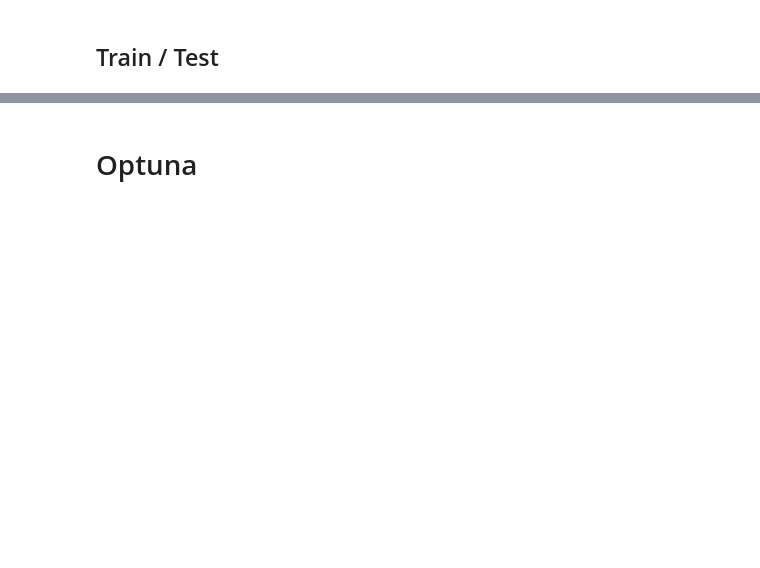
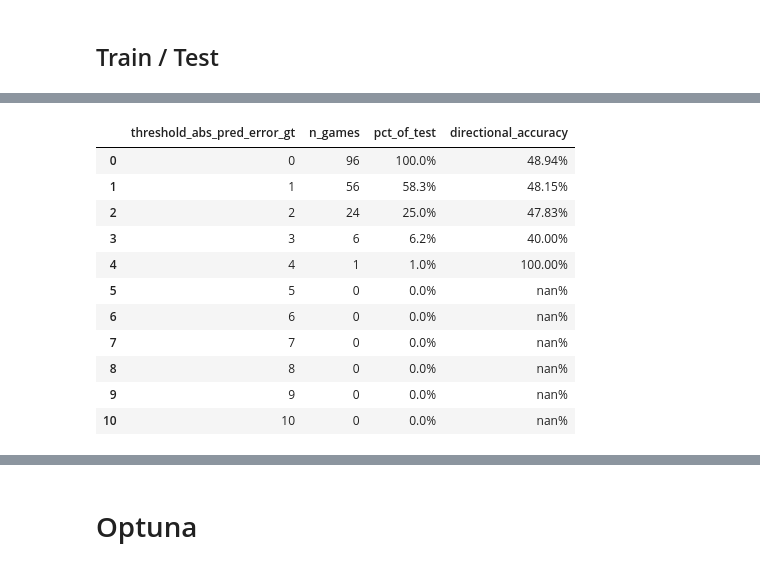
Before and after one commit to aalvarezvarela/NBA_over_under_predictor, a Jupyter notebook: lab/diff_from_line/regressor/all_odds_regressor error_line only_last_seasons new_tsplit.ipynb, the cells around one changed output, grey strips where cells are left out. Cells and saved outputs as stored; diff of their text form; code cells hidden in the pictures; blank space fills up the shorter version.

```diff
--- a/lab/diff_from_line/regressor/all_odds_regressor error_line only_last_seasons new_tsplit.ipynb
+++ b/lab/diff_from_line/regressor/all_odds_regressor error_line only_last_seasons new_tsplit.ipynb
@@ -168,7 +166,7 @@ from nba_ou.modeling.scorers import (
 df_dev, df_test_final = split_latest_dates_holdout(
     df=df_to_train,
     date_col="GAME_DATE",
-    test_size=0.05,
+    test_size=0.015,
 )
 
 print(f"Development set size: {len(df_dev)}")
@@ -289,8 +379,8 @@ print_metrics(cv_results)
 # %%
-xgb_reg = XGBRegressor(
+xgb_reg_no_weights = XGBRegressor(
     max_depth=3,
     learning_rate=0.05,
-    n_estimators=350,
+    n_estimators=75,
     subsample=0.65,
     colsample_bytree=0.68,
     reg_alpha=5.28,
@@ -301,8 +391,8 @@ xgb_reg = XGBRegressor(
     random_state=16,
 )
 
-cv_results = cross_validate(
-    xgb_reg,
+cv_results_no_weights = cross_validate(
+    xgb_reg_no_weights,
     X_dev,
     y_dev,
     cv=splits,
@@ -311,5 +401,5 @@ cv_results = cross_validate(
     n_jobs=1,
 )
 
-print("XGBoost")
-print_metrics(cv_results)
+print("XGBoost no sample weights")
+print_metrics(cv_results_no_weights)
@@ -316,7 +424,7 @@ print_metrics(cv_results)
 # %%
-xgb_reg.fit(X_dev, y_dev)
+xgb_reg_no_weights.fit(X_dev, y_dev)
 
-y_pred_test_error = xgb_reg.predict(X_test_final)
+y_pred_test_error = xgb_reg_no_weights.predict(X_test_final)
 
 mse = mean_squared_error(y_test_final, y_pred_test_error)
 rmse = root_mean_squared_error(y_test_final, y_pred_test_error)
@@ -325,9 +433,21 @@ ou_acc = over_under_betting_accuracy_error_line(
     y_true_error=y_test_final,
     y_pred_error=y_pred_test_error,
 )
+ou_acc_edge_2 = over_under_betting_accuracy_error_line_with_min_edge(
+    y_true_error=y_test_final,
+    y_pred_error=y_pred_test_error,
+    min_edge=2,
+)
+ou_acc_edge_4 = over_under_betting_accuracy_error_line_with_min_edge(
+    y_true_error=y_test_final,
+    y_pred_error=y_pred_test_error,
+    min_edge=4,
+)
 
 print("Final test metrics")
 print(f"MSE: {mse:.5f}")
 print(f"RMSE: {rmse:.5f}")
 print(f"MAE: {mae:.5f}")
 print(f"OU_Betting_Accuracy: {ou_acc:.2%}")
+print(f"OU_Betting_Accuracy_Edge_2: {ou_acc_edge_2:.2%}")
+print(f"OU_Betting_Accuracy_Edge_4: {ou_acc_edge_4:.2%}")
@@ -334,13 +462,26 @@ print(f"OU_Betting_Accuracy: {ou_acc:.2%}")
 # %%
 results_df, y_pred_test_error = evaluate_error_thresholds(
-    model=xgb_reg,
+    model=xgb_reg_no_weights,
     X_test=X_test_final,
     y_test_error=y_test_final,
     thresholds=range(0, 11),
 )
 
 display(
     results_df.style.format(
         {"pct_of_test": "{:.1%}", "directional_accuracy": "{:.2%}"}
     )
 )
+# %% [output]
+|  | threshold_abs_pred_error_gt | n_games | pct_of_test | directional_accuracy |
+| 0 | 0 | 96 | 100.0% | 48.94% |
+| 1 | 1 | 56 | 58.3% | 48.15% |
+| 2 | 2 | 24 | 25.0% | 47.83% |
+| 3 | 3 | 6 | 6.2% | 40.00% |
+| 4 | 4 | 1 | 1.0% | 100.00% |
+| 5 | 5 | 0 | 0.0% | nan% |
+| 6 | 6 | 0 | 0.0% | nan% |
+| 7 | 7 | 0 | 0.0% | nan% |
+| 8 | 8 | 0 | 0.0% | nan% |
+| 9 | 9 | 0 | 0.0% | nan% |
+| 10 | 10 | 0 | 0.0% | nan% |
```
Also changed, not shown: parts of 29 cells of this notebook, 3 other files.
